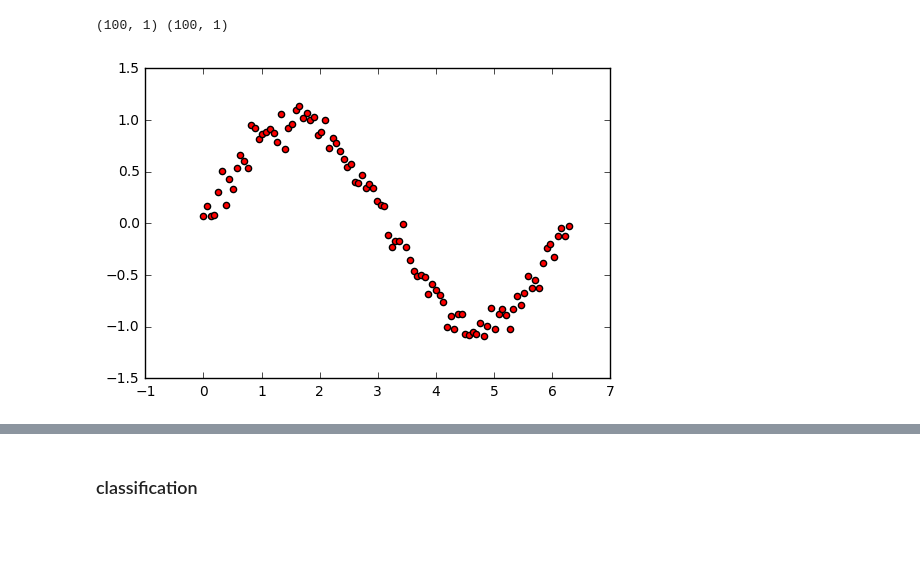
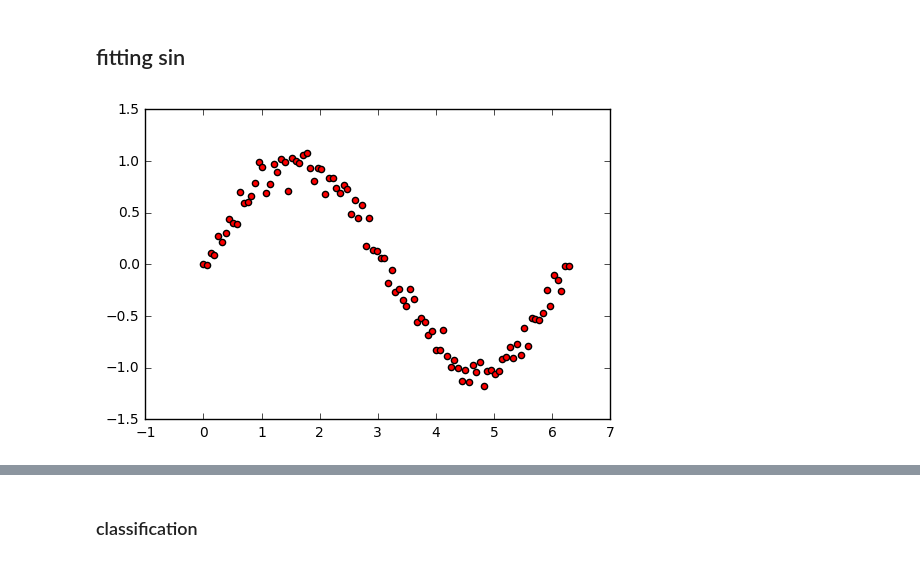
Before and after one commit to huizhuzhao/jupyter_notebook, a Jupyter notebook: jupyter_keras/examples/fitting.ipynb, the cells around one changed output, grey strips where cells are left out. Drawn from its saved outputs; the diff is of its cells as text; code cells hidden in the pictures; blank space fills up the shorter version.

```diff
--- a/jupyter_keras/examples/fitting.ipynb
+++ b/jupyter_keras/examples/fitting.ipynb
@@ -1,3 +1,5 @@
+# %% [markdown]
+## fitting sin
 # %%
 import numpy as np
 import matplotlib.pyplot as plt
@@ -5,18 +9,27 @@ from numpy.matlib import repmat
 # %%
-def gen_sin_data(n_samples=100):
-    x = np.linspace(0, 2*np.pi, n_samples).reshape(n_samples, 1)
-    y = np.sin(x) + np.random.randn(x.shape[0], 1)*0.1
-    return x, y
-x, y = gen_sin_data()
-print x.shape, y.shape
+class SinImpoter(object):
+
+    def load_dataset(self):
+        n_samples=100
+        x = np.linspace(0, 2*np.pi, n_samples).reshape(n_samples, 1)
+        y = np.sin(x) + np.random.randn(x.shape[0], 1)*0.1
+        data = [x]
+        labels = y
+
+        self.data = data
+        self.labels = labels
+
+    def output(self):
+        return self.data, self.labels
+
+sin_importer = SinImpoter()
+dataset = Dataset()
+dataset.load_importer(sin_importer)
+x, y = dataset.data[0], dataset.labels
+plt.scatter(x[:, 0], y[:, 0], c='r')
+plt.show()
 # %% [output]
-(100, 1) (100, 1)
+[figure, added]
-# %%
-plt.scatter(x[:, 0], y[:, 0], c='r')
-plt.savefig('./test.jpg')
-plt.show()
-# %% [output]
-[figure, removed]
 # %%
 from keras.models import Sequential
 from keras.layers import Dense, Activation
```
Also changed, not shown: parts of 16 cells of this notebook, 27 other files.
